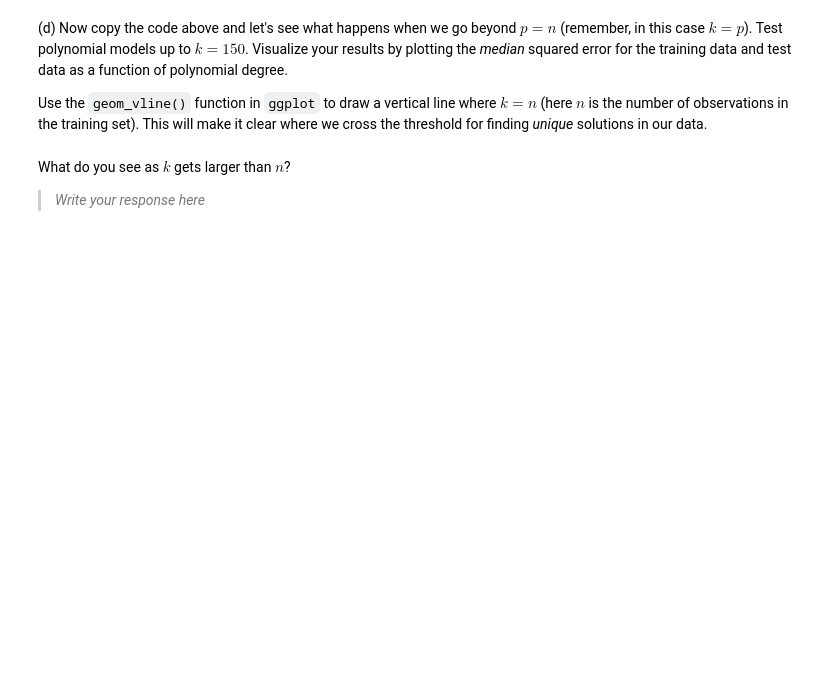
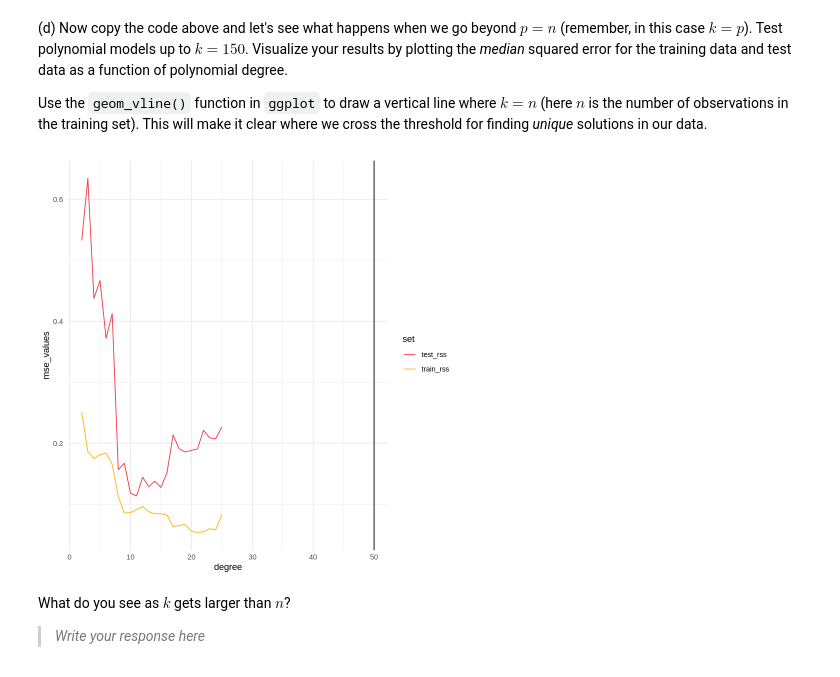
Before and after one commit to AdamAnderB/Bramlett_DSPN_S24, a Jupyter notebook: book/exercises/regularized-regression.ipynb, the cells around one changed output. Drawn from its saved outputs; the diff is of its cells as text; code cells hidden in the pictures; blank space fills up the shorter version.

```diff
--- a/book/exercises/regularized-regression.ipynb
+++ b/book/exercises/regularized-regression.ipynb
@@ -188,3 +186,39 @@ Use the `geom_vline()` function in `ggplot` to draw a vertical line where $k=n$
+# %%
+# WRITE YOUR CODE HERE
+degree = seq(2,25)
+
+# Need to setup your output vectors
+train_rss = matrix(data=NA,nrow=length(degree),ncol=1)
+test_rss = matrix(data=NA,nrow=length(degree),ncol=1)
+
+for (k in degree) {
+    # WRITE YOUR CODE HERE
+    model <- lm(y ~ poly(x, k), data=train_data)
+
+    train_predictions <- predict(model, train_data)
+    train_rss[k-1] <- median((train_predictions - train_data$y)^2)
+
+    test_predictions <- predict(model, test_data)
+    test_rss[k-1] <- median((test_predictions - test_data$y)^2)
+}
+
+# Plot your results here
+# WRITE YOUR CODE HERE
+
+df=data.frame(degree,train_rss,test_rss)
+df<-df%>%
+  pivot_longer(cols=c(train_rss,test_rss),
+      names_to = "set",
+      values_to="mse_values")
+
+# Plot your results
+ggplot(df, aes(x=degree)) +
+  geom_line(aes(y=mse_values, color=set)) +
+  theme_minimal() +
+  scale_color_manual(values = c("#EF3A47", "#FDB515"))+
+  geom_vline(xintercept = 50)
+# %% [output]
+[figure, added]
 # %% [markdown]
 What do you see as $k$ gets larger than $n$?
 
```
Also changed, not shown: parts of 5 cells of this notebook.
